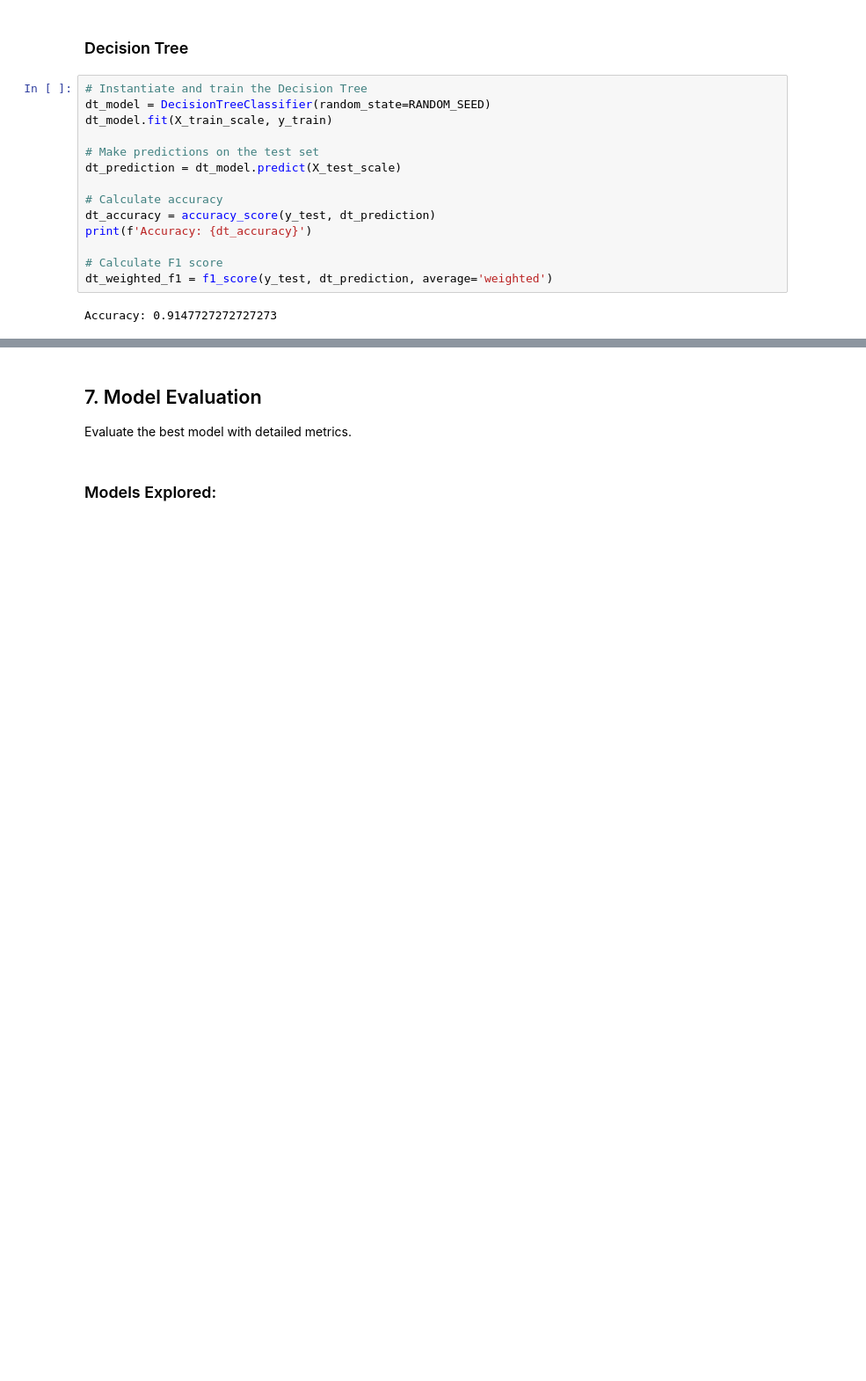
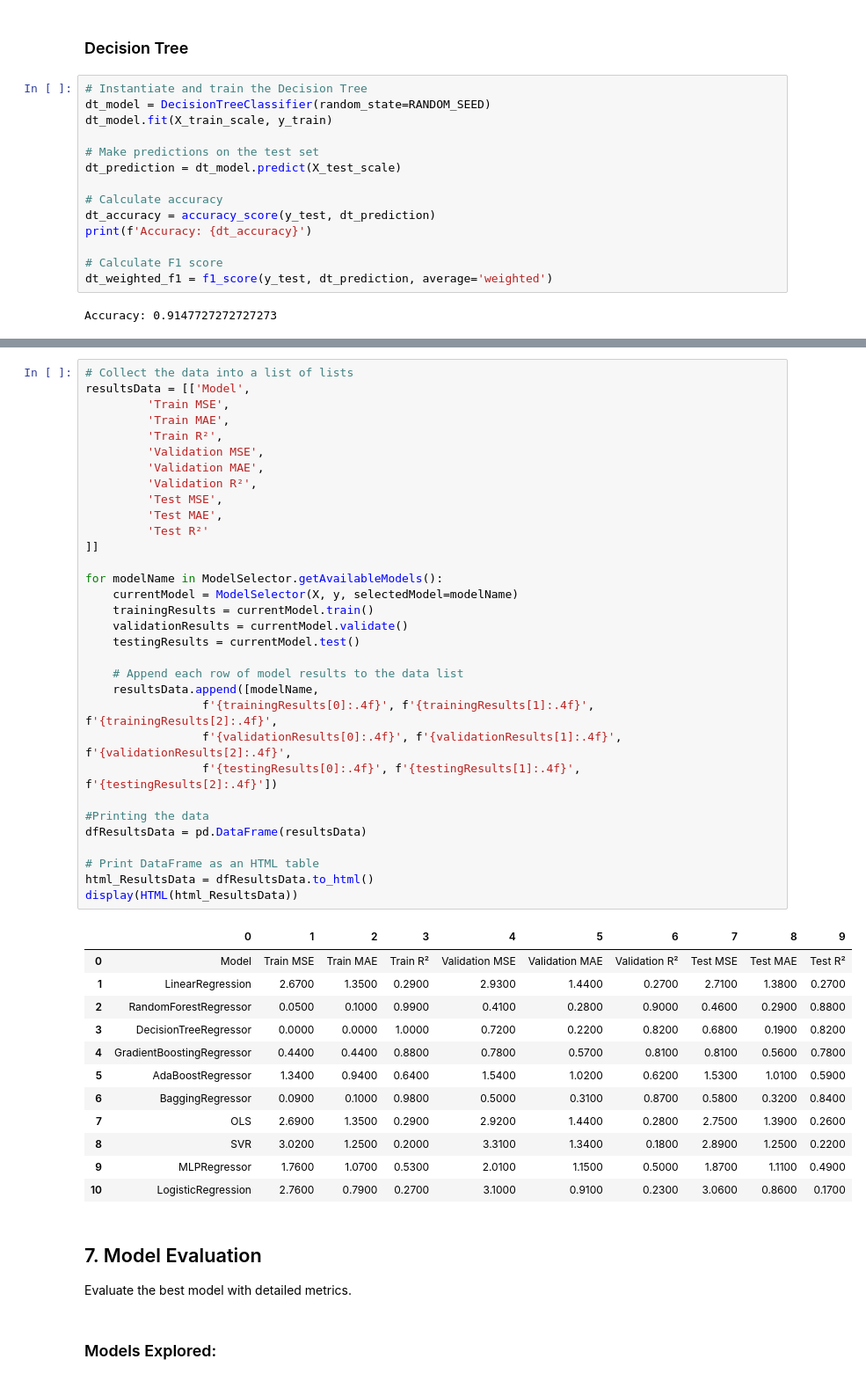
Before and after one commit to isralennon/MSAAI501, a Jupyter notebook: FinalProject/Obesity_Risk_Prediction_Model.ipynb, the cells around one changed output, grey strips where cells are left out. Shown at 88% size. Drawn from its saved outputs; the diff is of its cells as text; blank space fills up the shorter version.

Commit message:
Adding multiple model comparison
Adding a class that will help us decide the best model to use.

```diff
--- a/FinalProject/Obesity_Risk_Prediction_Model.ipynb
+++ b/FinalProject/Obesity_Risk_Prediction_Model.ipynb
@@ -327,3 +480,48 @@ Accuracy: 0.9147727272727273
+# %%
+# Collect the data into a list of lists
+resultsData = [['Model',
+         'Train MSE',
+         'Train MAE',
+         'Train R²',
+         'Validation MSE',
+         'Validation MAE',
+         'Validation R²',
+         'Test MSE',
+         'Test MAE',
+         'Test R²'
+]]
+
+for modelName in ModelSelector.getAvailableModels():
+    currentModel = ModelSelector(X, y, selectedModel=modelName)
+    trainingResults = currentModel.train()
+    validationResults = currentModel.validate()
+    testingResults = currentModel.test()
+
+    # Append each row of model results to the data list
+    resultsData.append([modelName,
+                 f'{trainingResults[0]:.4f}', f'{trainingResults[1]:.4f}', f'{trainingResults[2]:.4f}',
+                 f'{validationResults[0]:.4f}', f'{validationResults[1]:.4f}', f'{validationResults[2]:.4f}',
+                 f'{testingResults[0]:.4f}', f'{testingResults[1]:.4f}', f'{testingResults[2]:.4f}'])
+
+#Printing the data
+dfResultsData = pd.DataFrame(resultsData)
+
+# Print DataFrame as an HTML table
+html_ResultsData = dfResultsData.to_html()
+display(HTML(html_ResultsData))
+# %% [output]
+|  | 0 | 1 | 2 | 3 | 4 | 5 | 6 | 7 | 8 | 9 |
+| 0 | Model | Train MSE | Train MAE | Train R² | Validation MSE | Validation MAE | Validation R² | Test MSE | Test MAE | Test R² |
+| 1 | LinearRegression | 2.6700 | 1.3500 | 0.2900 | 2.9300 | 1.4400 | 0.2700 | 2.7100 | 1.3800 | 0.2700 |
+| 2 | RandomForestRegressor | 0.0500 | 0.1000 | 0.9900 | 0.4100 | 0.2800 | 0.9000 | 0.4600 | 0.2900 | 0.8800 |
+| 3 | DecisionTreeRegressor | 0.0000 | 0.0000 | 1.0000 | 0.7200 | 0.2200 | 0.8200 | 0.6800 | 0.1900 | 0.8200 |
+| 4 | GradientBoostingRegressor | 0.4400 | 0.4400 | 0.8800 | 0.7800 | 0.5700 | 0.8100 | 0.8100 | 0.5600 | 0.7800 |
+| 5 | AdaBoostRegressor | 1.3400 | 0.9400 | 0.6400 | 1.5400 | 1.0200 | 0.6200 | 1.5300 | 1.0100 | 0.5900 |
+| 6 | BaggingRegressor | 0.0900 | 0.1000 | 0.9800 | 0.5000 | 0.3100 | 0.8700 | 0.5800 | 0.3200 | 0.8400 |
+| 7 | OLS | 2.6900 | 1.3500 | 0.2900 | 2.9200 | 1.4400 | 0.2800 | 2.7500 | 1.3900 | 0.2600 |
+| 8 | SVR | 3.0200 | 1.2500 | 0.2000 | 3.3100 | 1.3400 | 0.1800 | 2.8900 | 1.2500 | 0.2200 |
+| 9 | MLPRegressor | 1.7600 | 1.0700 | 0.5300 | 2.0100 | 1.1500 | 0.5000 | 1.8700 | 1.1100 | 0.4900 |
+| 10 | LogisticRegression | 2.7600 | 0.7900 | 0.2700 | 3.1000 | 0.9100 | 0.2300 | 3.0600 | 0.8600 | 0.1700 |
 # %% [markdown]
 ## 7. Model Evaluation
 Evaluate the best model with detailed metrics.
```
Also changed, not shown: parts of 2 cells of this notebook.
